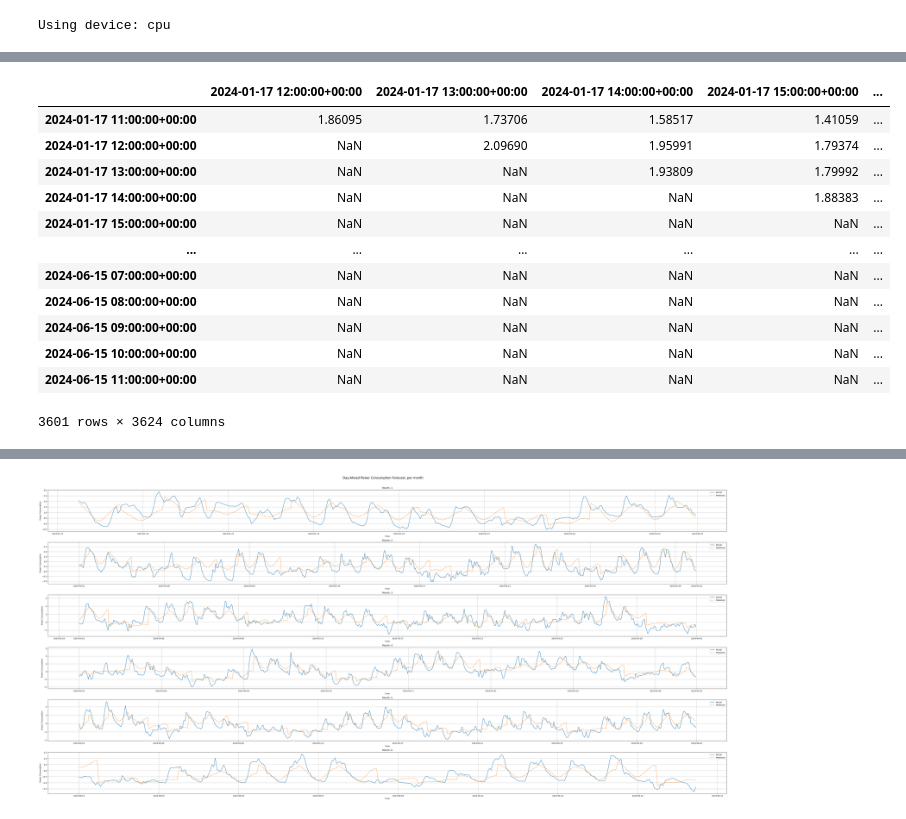
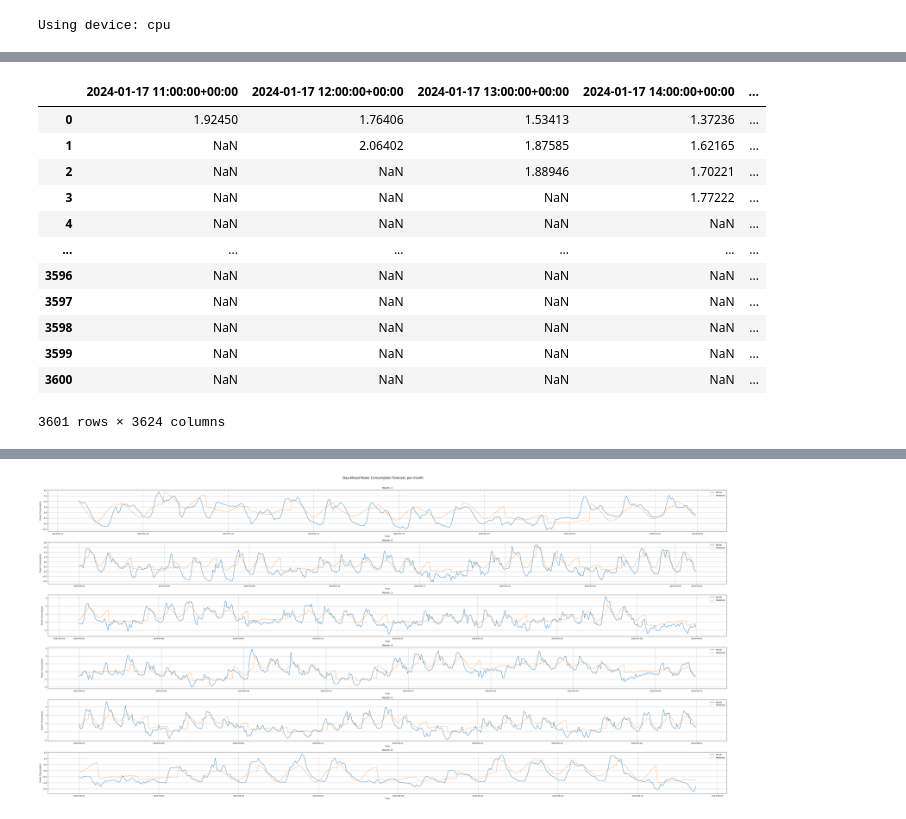
Before and after one commit to CS-433/ml-project-2-powerpredictors, a Jupyter notebook: TCN.ipynb, the cells around one changed output, grey strips where cells are left out. Cells and saved outputs as stored; diff of their text form; code cells hidden in the pictures.

Commit message:
TCN added forecast features

```diff
--- a/TCN.ipynb
+++ b/TCN.ipynb
@@ -103,14 +149,9 @@ df
 19100 rows × 11 columns
 # %%
 target_col = "power_consumption"
+exog_cols = ['temp'] # [col for col in df.columns if col not in target_col]
 window_length = 168  # 7 days
 forecast_horizon = 24  # Next 24 hours
-
-# Reduce the feature space dimension
-# df = df[['power_consumption', 'temp']]
-
-# Add forecasted temperature data
-# df['temp_forecast'] = temperature[window_length : len(df) + window_length]['temperature'].values
 # %%
 # Step 1: Train-Test Split
 train_size = int(len(df) * 0.8)  # Determine initial train size based on 80%
@@ -132,3 +169,14 @@ X_test, y_test, timestamps_test = prepare_tcn_features(test, target_col, window_
+# %%
+include_forecasted_data = 1
+
+if include_forecasted_data:
+    X, y, timestamps = prepare_tcn_features_with_forecast(df, target_col, exog_cols, window_length, forecast_horizon)
+    X_train, y_train, timestamps_train = prepare_tcn_features_with_forecast(train, target_col, exog_cols, window_length, forecast_horizon)
+    X_test, y_test, timestamps_test = prepare_tcn_features_with_forecast(test, target_col, exog_cols, window_length, forecast_horizon)
+else:
+    X, y, timestamps = prepare_tcn_features(df, target_col, window_length, forecast_horizon)
+    X_train, y_train, timestamps_train = prepare_tcn_features(train, target_col, window_length, forecast_horizon)
+    X_test, y_test, timestamps_test = prepare_tcn_features(test, target_col, window_length, forecast_horizon)
 # %%
 import torch
 import torch.nn as nn
@@ -212,8 +260,9 @@ optimizer = torch.optim.Adam(model.parameters(), lr=1e-3)
 criterion = nn.MSELoss()
 
 # Training loop
-num_epochs = 10
+num_epochs = 6
 for epoch in range(num_epochs):
+    start_time = time.time()
     model.train()
     epoch_loss = 0
     for batch_X, batch_y in train_loader:
@@ -224,7 +273,8 @@ for epoch in range(num_epochs):
         loss.backward()
         optimizer.step()
         epoch_loss += loss.item()
-    print(f"Epoch {epoch + 1}, Loss: {epoch_loss / len(train_loader):.4f}")
+        end_time = time.time()
+    print(f"Epoch {epoch + 1}, Loss: {epoch_loss / len(train_loader):.4f}, Time: {end_time-start_time:.2f} seconds")
 
 # Test the model
 model.eval()
@@ -247,28 +293,28 @@ Test Loss: 0.4553
 # %%
 test_predictions_np = test_predictions.cpu().detach().numpy()  # (num_test_samples, forecast_horizon)
 
 num_samples, forecast_horizon = test_predictions_np.shape
 
 aligned_matrix = np.full((num_samples, num_samples+forecast_horizon-1), np.nan)
 for i in range(num_samples):
     aligned_matrix[i, i:i + forecast_horizon] = test_predictions_np[i]
 
-column_names = [timestamps_test[0] + pd.Timedelta(hours=i) for i in np.arange(1,num_samples+forecast_horizon)]
-aligned_df = pd.DataFrame(aligned_matrix, index=timestamps_test, columns=column_names)
+column_names = [timestamps_test[0] + pd.Timedelta(hours=i) for i in np.arange(0,num_samples+forecast_horizon-1)]
+aligned_df = pd.DataFrame(aligned_matrix, columns=column_names)
 aligned_df
 # %% [output]
-|  | 2024-01-17 12:00:00+00:00 | 2024-01-17 13:00:00+00:00 | 2024-01-17 14:00:00+00:00 | 2024-01-17 15:00:00+00:00 | ... |
-| 2024-01-17 11:00:00+00:00 | 1.86095 | 1.73706 | 1.58517 | 1.41059 | ... |
-| 2024-01-17 12:00:00+00:00 | NaN | 2.09690 | 1.95991 | 1.79374 | ... |
-| 2024-01-17 13:00:00+00:00 | NaN | NaN | 1.93809 | 1.79992 | ... |
-| 2024-01-17 14:00:00+00:00 | NaN | NaN | NaN | 1.88383 | ... |
-| 2024-01-17 15:00:00+00:00 | NaN | NaN | NaN | NaN | ... |
+|  | 2024-01-17 11:00:00+00:00 | 2024-01-17 12:00:00+00:00 | 2024-01-17 13:00:00+00:00 | 2024-01-17 14:00:00+00:00 | ... |
+| 0 | 1.92450 | 1.76406 | 1.53413 | 1.37236 | ... |
+| 1 | NaN | 2.06402 | 1.87585 | 1.62165 | ... |
+| 2 | NaN | NaN | 1.88946 | 1.70221 | ... |
+| 3 | NaN | NaN | NaN | 1.77222 | ... |
+| 4 | NaN | NaN | NaN | NaN | ... |
 | ... | ... | ... | ... | ... | ... |
-| 2024-06-15 07:00:00+00:00 | NaN | NaN | NaN | NaN | ... |
-| 2024-06-15 08:00:00+00:00 | NaN | NaN | NaN | NaN | ... |
-| 2024-06-15 09:00:00+00:00 | NaN | NaN | NaN | NaN | ... |
-| 2024-06-15 10:00:00+00:00 | NaN | NaN | NaN | NaN | ... |
-| 2024-06-15 11:00:00+00:00 | NaN | NaN | NaN | NaN | ... |
+| 3596 | NaN | NaN | NaN | NaN | ... |
+| 3597 | NaN | NaN | NaN | NaN | ... |
+| 3598 | NaN | NaN | NaN | NaN | ... |
+| 3599 | NaN | NaN | NaN | NaN | ... |
+| 3600 | NaN | NaN | NaN | NaN | ... |
 3601 rows × 3624 columns
 # %%
 def day_ahead_forecast(y_pred, y_true, prediction_timestamps, forecast_horizon=24):
```
Also changed, not shown: parts of 11 cells of this notebook.
